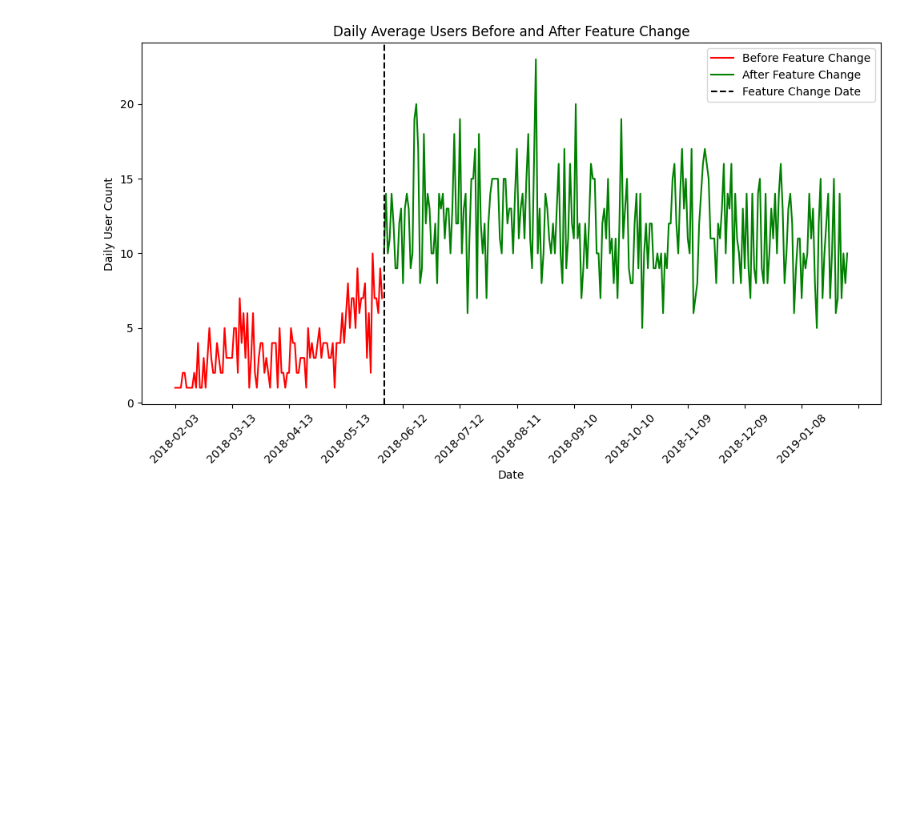
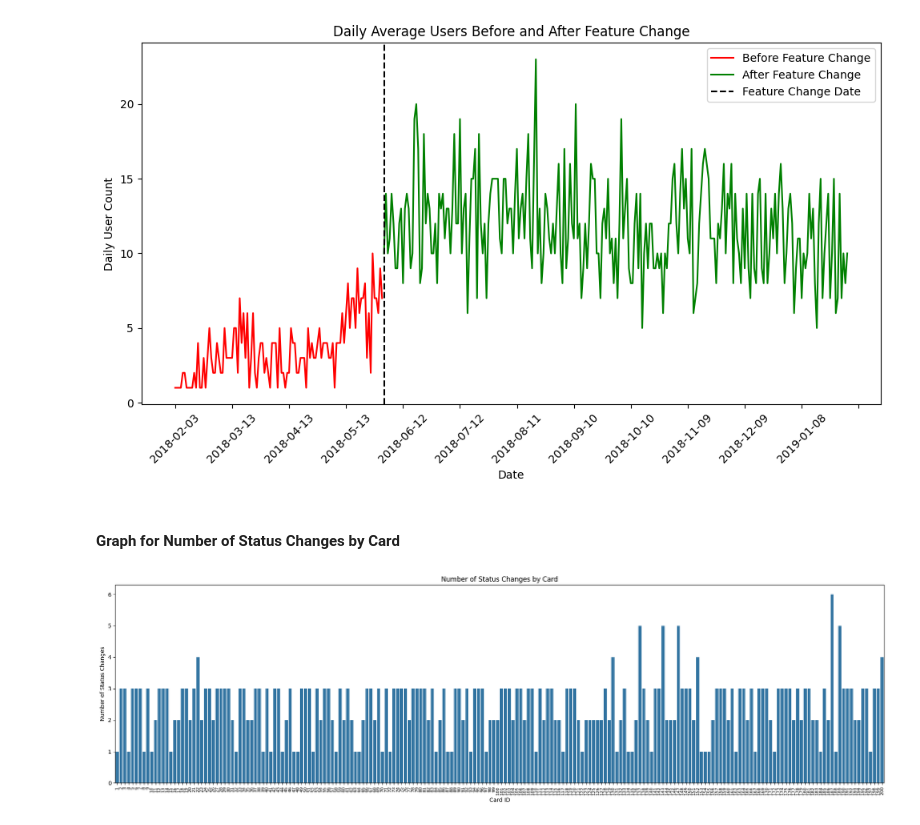
Before and after one commit to alfieatkinson/shiptivitas-3, a Jupyter notebook: graphs.ipynb, the cells around one changed output. Cells and saved outputs as stored; diff of their text form; code cells hidden in the pictures; blank space fills up the shorter version.

Commit message:
Graph card status changes

```diff
--- a/graphs.ipynb
+++ b/graphs.ipynb
@@ -76,3 +76,16 @@ plt.tight_layout()
 plt.show()
 # %% [output]
 [figure]
+# %% [markdown]
+#### Graph for Number of Status Changes by Card
+# %%
+plt.figure(figsize=(20, 6))
+sns.barplot(x='cardID', y='status_change_count', data=df_change)
+plt.title('Number of Status Changes by Card')
+plt.xlabel('Card ID')
+plt.ylabel('Number of Status Changes')
+plt.xticks(rotation=90, fontsize=8)
+plt.tight_layout()
+plt.show()
+# %% [output]
+[figure, added]
```
